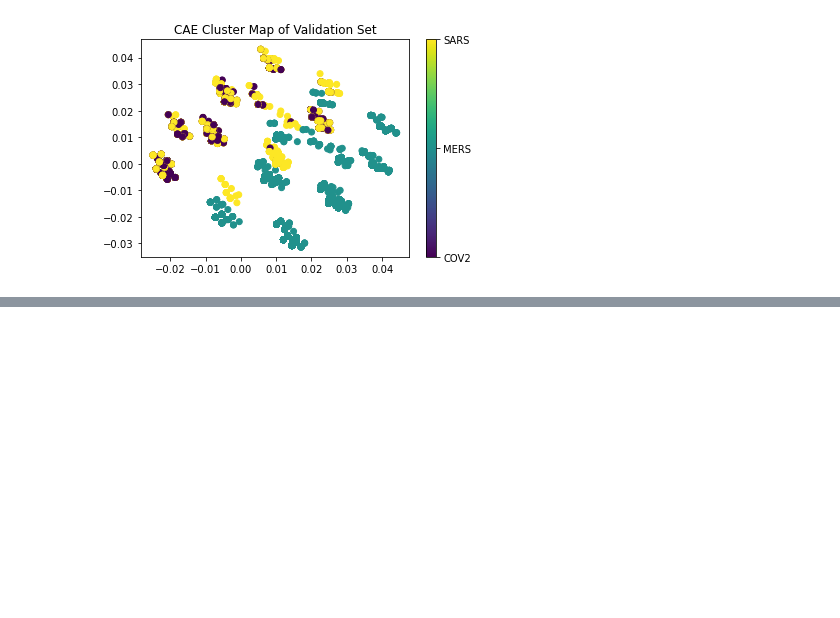
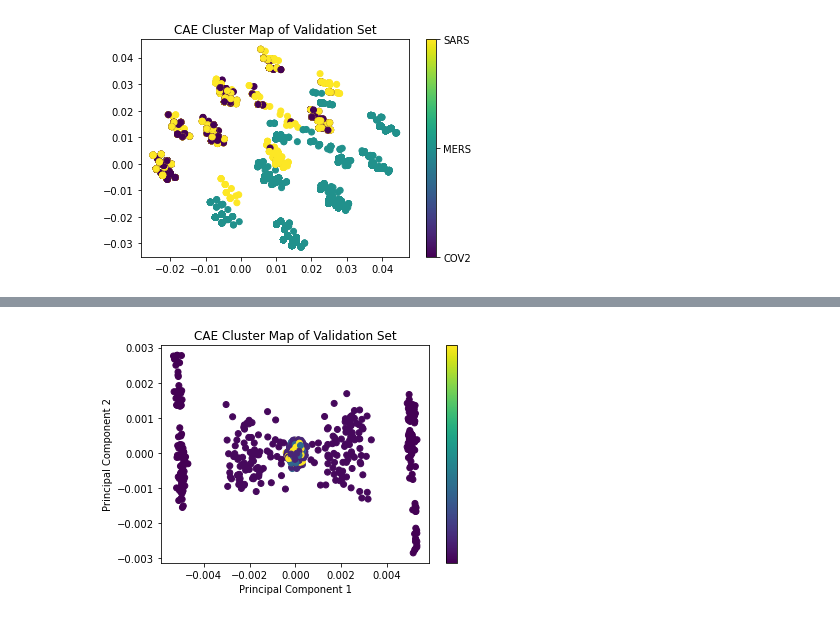
Before and after one commit to arjuns-code-center/OakRidgeNatLab_InternProject, a Jupyter notebook: Code/cae/cae_plotting.ipynb, the cells around one changed output, grey strips where cells are left out. Drawn from its saved outputs; the diff is of its cells as text; code cells hidden in the pictures; blank space fills up the shorter version.

```diff
--- a/Code/cae/cae_plotting.ipynb
+++ b/Code/cae/cae_plotting.ipynb
@@ -68,14 +70,16 @@ plt.show()
 # %%
 cNorm = matplotlib.colors.Normalize(vmin=min(hea_label_validation), vmax=max(hea_label_validation))
 scalarMap = cmx.ScalarMappable(norm=cNorm)
 fig = plt.figure(2)
 plt.scatter(hea_reduced_val[:, 0], hea_reduced_val[:, 1], c=scalarMap.to_rgba(hea_label_validation))
 scalarMap.set_array(hea_label_validation)
 cbar = fig.colorbar(scalarMap)
 cbar.set_ticks([0,1,2,3,4])
-cbar.set_ticklabels(["A", "B", "C", "D", "E"])
+cbar.set_ticklabels(["50", "83", "200", "524", "1500"])
 plt.xlabel('Principal Component 1')
 plt.ylabel('Principal Component 2')
-plt.title('PCA Cluster Map of Validation Set')
+plt.title('CAE Cluster Map of Validation Set')
 # fig.savefig('pca_val_' + d + '.png')
 plt.show()
+# %% [output]
+[figure, added]
```
Also changed, not shown: parts of 1 cell of this notebook, 18 other files.
